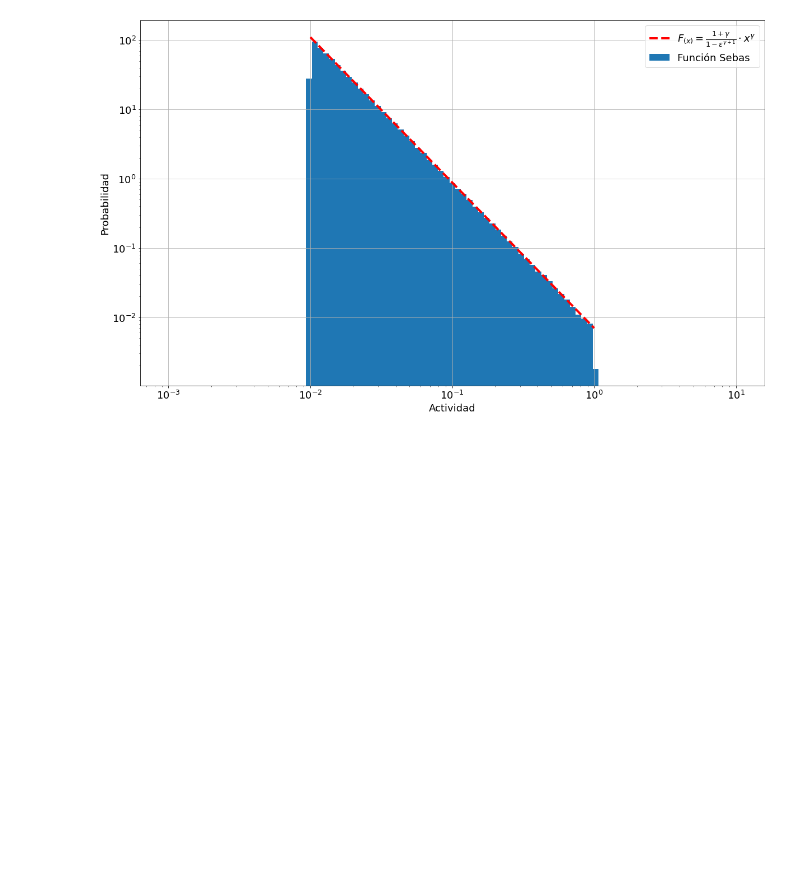
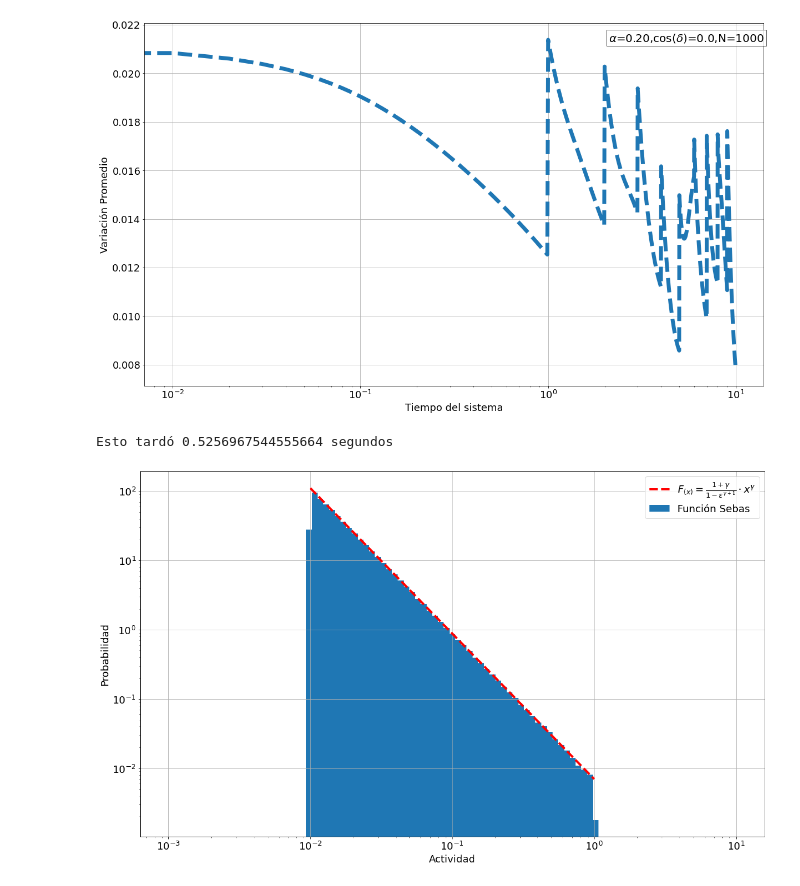
Before and after one commit to Myullnir/Tesis_Licenciatura, a Jupyter notebook: Programas Python/Profunc.ipynb, the cells around one changed output. Cells and saved outputs as stored; diff of their text form; code cells hidden in the pictures; blank space fills up the shorter version.

```diff
--- a/Programas Python/Profunc.ipynb
+++ b/Programas Python/Profunc.ipynb
@@ -131,3 +190,36 @@ Esto tardó 0.0009963512420654297 segundos
+# %%
+t0 = time.time()
+
+# Acá voy a hacer el histograma de cantidad de ciclos realizados para una serie de cuentas simples
+# versus una serie de cuentas complejas. La idea es ver si hay una ganancia de tiempo al realizar
+# cuentas simples de multiplicación, división, suma y resta versus cálculos de tanh.
+
+Datos = ldata("Datos_Opiniones_alfa=0.20_Cdelta=0.00_N=1000_Iter=0")
+Y = np.zeros(len(Datos[1][1:1000]))
+
+Y[::] = Datos[1][1:1000]
+X = np.arange(0,len(Y))*0.01
+
+
+plt.rcParams.update({'font.size': 18})
+plt.figure(figsize=(20,12))
+plt.semilogx(X,Y,"--",linewidth = 7)
+plt.xlabel("Tiempo del sistema")
+plt.ylabel("Variación Promedio")
+plt.grid()
+plt.annotate(r"$\alpha$=0.20,cos($\delta$)=0.0,N=1000", xy=(0.75,0.95),xycoords='axes fraction',fontsize=20,bbox=dict(facecolor='White', alpha=0.7))
+# plt.legend()
+plt.show()
+
+# Al final se puede ver que obviamente hay ganancia, para un mismo intervalo de tiempo, en promedio
+# realizo aproximadamente 4 ciclos más con cuentas simples que con cuentas complejas.
+
+
+
+Tiempo()
+# %% [output]
+[figure, added]
+Esto tardó 0.5256967544555664 segundos
 # %%
 # Vamos a comprobar si la función que armé me genera distribuciones de actividad que sigan el comportamiento
 # de una Powelaw
```
Also changed, not shown: parts of 4 cells of this notebook, 30 other files.
